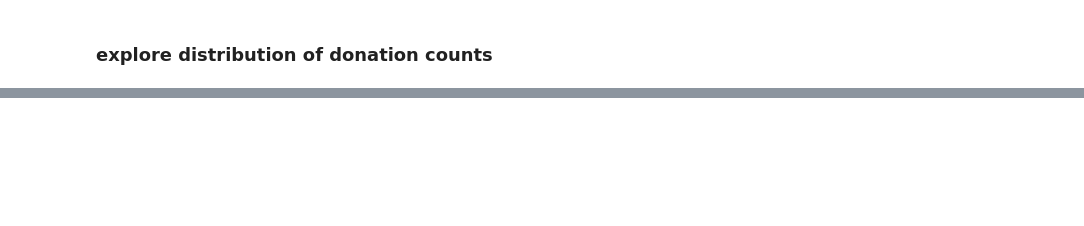
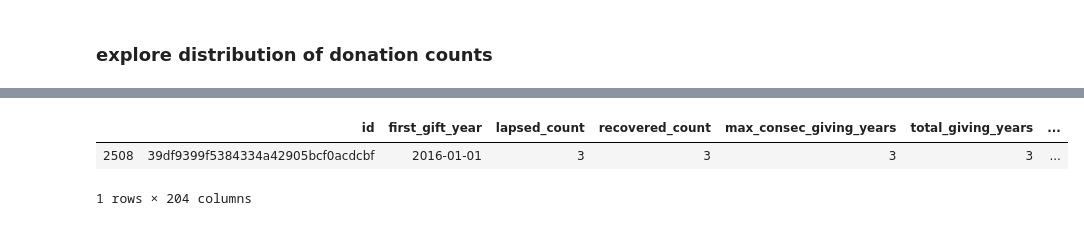
Before and after one commit to erinmarieanderson/donations, a Jupyter notebook: notebooks/4_analysis_by_contribution_amount.ipynb, the cells around one changed output, grey strips where cells are left out. Saved outputs shown, nothing was run; the diff lists cells and outputs as text; code cells hidden in the pictures; blank space fills up the shorter version.

```diff
--- a/notebooks/4_analysis_by_contribution_amount.ipynb
+++ b/notebooks/4_analysis_by_contribution_amount.ipynb
@@ -156,4 +107,10 @@ max number donations:  3687
 Name: count_col, dtype: int64
+# %%
+donations_2017.query('count_2017 == 13751')
+# %% [output]
+|  | id | first_gift_year | lapsed_count | recovered_count | max_consec_giving_years | total_giving_years | ... |
+| 2508 | 39df9399f5384334a42905bcf0acdcbf | 2016-01-01 | 3 | 3 | 3 | 3 | ... |
+1 rows × 204 columns
 # %%
 # donors by # contributions
 l = 12
```
Also changed, not shown: parts of 30 cells of this notebook, 2 other files.
